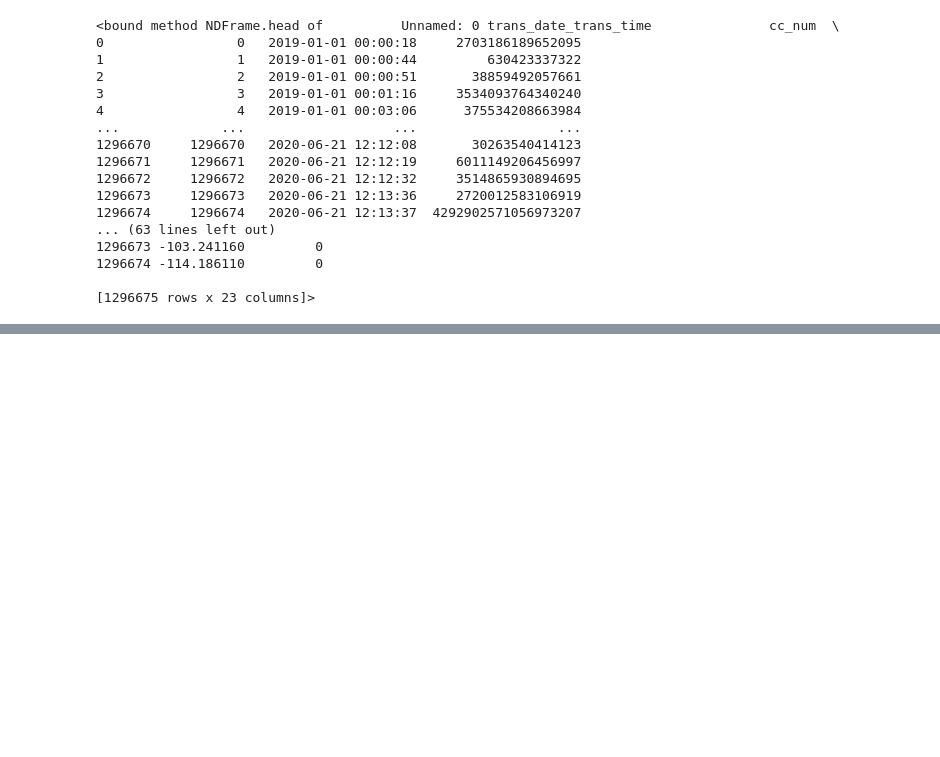
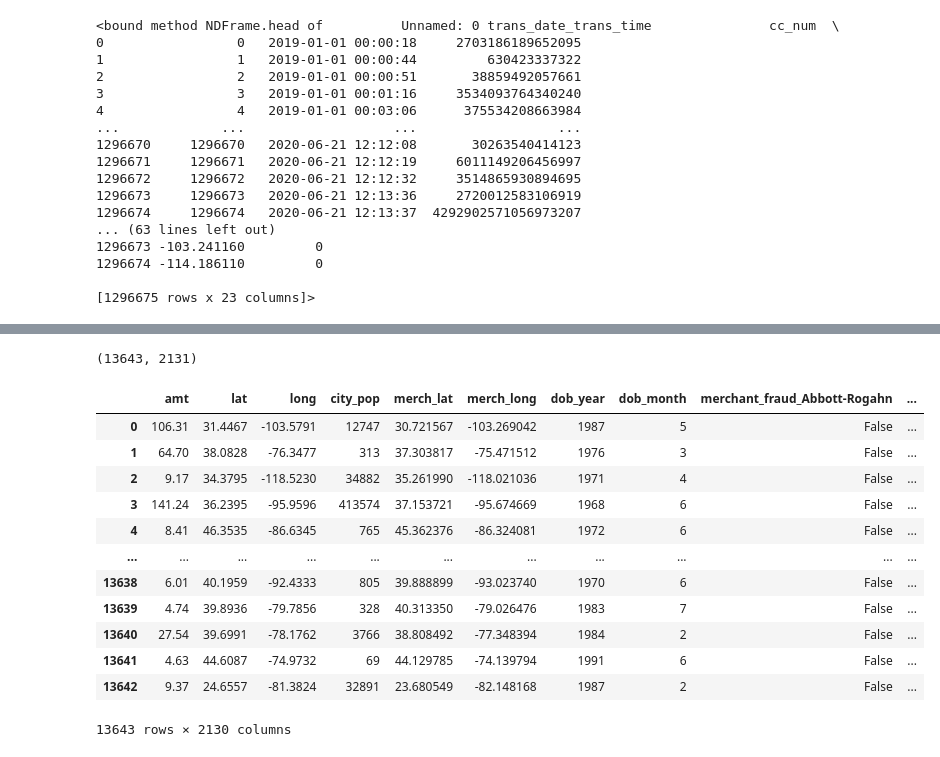
Before and after one commit to Mohansingh12/codsoft, a Jupyter notebook: creditcardfraud/Untitled.ipynb, the cells around one changed output, grey strips where cells are left out. Saved outputs shown, nothing was run; the diff lists cells and outputs as text; code cells hidden in the pictures; blank space fills up the shorter version.

```diff
--- a/creditcardfraud/Untitled.ipynb
+++ b/creditcardfraud/Untitled.ipynb
@@ -25,0 +53,6 @@ df.head
+# %%
+df_train = pd.concat([df[df['is_fraud']==1].sample(frac=0.1, replace=False),
+                      df[df['is_fraud']==0].sample(frac=0.01, replace=False)],
+                    axis=0)
+df_train = df_train.sample(frac = 1, replace=False)
+df_train = df_train.reset_index(drop=True)
@@ -25,0 +66,8 @@ df.head
+# %%
+dropped_colnames = ['Unnamed: 0', 'trans_date_trans_time', 'cc_num',
+                    'first', 'last', 'street', 'zip',
+                    'trans_num', 'unix_time']
+df_train = df_train.drop(columns=dropped_colnames)
+df_train['dob_year'] = pd.DatetimeIndex(df_train['dob']).year
+df_train['dob_month'] = pd.DatetimeIndex(df_train['dob']).month
+df_train = df_train.drop(columns=['dob'])
@@ -25,0 +83,23 @@ df.head
+# %%
+df_train_encoded = pd.get_dummies(df_train)
+# %%
+df_train_encoded.shape
+# %% [output]
+(13643, 2131)
+# %%
+X,y = df_train_encoded.drop(columns=['is_fraud']).copy(), df_train_encoded['is_fraud']
+X
+# %% [output]
+|  | amt | lat | long | city_pop | merch_lat | merch_long | dob_year | dob_month | merchant_fraud_Abbott-Rogahn | ... |
+| 0 | 106.31 | 31.4467 | -103.5791 | 12747 | 30.721567 | -103.269042 | 1987 | 5 | False | ... |
+| 1 | 64.70 | 38.0828 | -76.3477 | 313 | 37.303817 | -75.471512 | 1976 | 3 | False | ... |
+| 2 | 9.17 | 34.3795 | -118.5230 | 34882 | 35.261990 | -118.021036 | 1971 | 4 | False | ... |
+| 3 | 141.24 | 36.2395 | -95.9596 | 413574 | 37.153721 | -95.674669 | 1968 | 6 | False | ... |
+| 4 | 8.41 | 46.3535 | -86.6345 | 765 | 45.362376 | -86.324081 | 1972 | 6 | False | ... |
+| ... | ... | ... | ... | ... | ... | ... | ... | ... | ... | ... |
+| 13638 | 6.01 | 40.1959 | -92.4333 | 805 | 39.888899 | -93.023740 | 1970 | 6 | False | ... |
+| 13639 | 4.74 | 39.8936 | -79.7856 | 328 | 40.313350 | -79.026476 | 1983 | 7 | False | ... |
+| 13640 | 27.54 | 39.6991 | -78.1762 | 3766 | 38.808492 | -77.348394 | 1984 | 2 | False | ... |
+| 13641 | 4.63 | 44.6087 | -74.9732 | 69 | 44.129785 | -74.139794 | 1991 | 6 | False | ... |
+| 13642 | 9.37 | 24.6557 | -81.3824 | 32891 | 23.680549 | -82.148168 | 1987 | 2 | False | ... |
+13643 rows × 2130 columns
```
Also changed, not shown: parts of 7 cells of this notebook.
